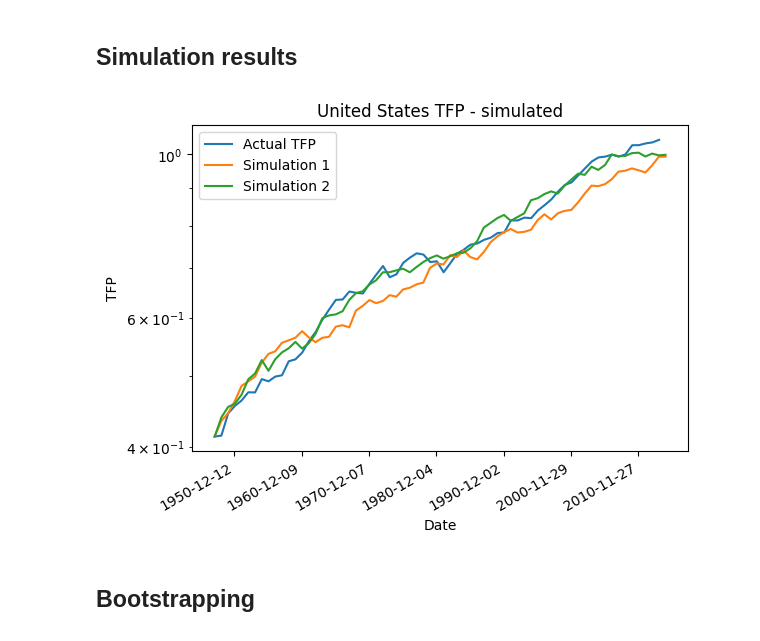
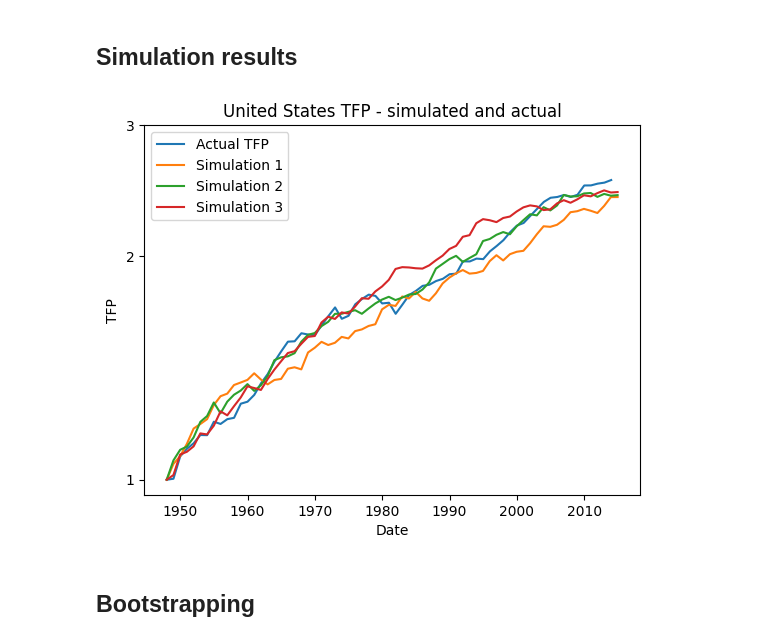
Before and after one commit to ege-erdil/estimating-returns-to-rnd, a Jupyter notebook: returns_to_software_rnd_tfp.ipynb, the cells around one changed output. Saved outputs shown, nothing was run; the diff lists cells and outputs as text; code cells hidden in the pictures.

Commit message:
Updated the simulated and actual TFP plot

```diff
--- a/returns_to_software_rnd_tfp.ipynb
+++ b/returns_to_software_rnd_tfp.ipynb
@@ -475,31 +475,39 @@ def simulate_levy_distribution(params, initial_date, final_date, time_delta_days
 
    return date_list, alg_list
 # %%
-#x, y = simulate_levy_distribution(res.x, datetime.strptime("2013-04-25", "%Y-%m-%d"), datetime.strptime("2023-04-25", "%Y-%m-%d"))
+actual_tfp_dates = [pair[0] for pair in output_pairs]
+normalized_tfp_values = np.array([pair[1] for pair in output_pairs])
+normalized_tfp_values /= min(normalized_tfp_values)
 
-plt.gca().xaxis.set_major_formatter(mdates.DateFormatter('%Y-%m-%d'))
-plt.gca().xaxis.set_major_locator(mdates.DayLocator(interval=3650))
-
-plt.gcf().autofmt_xdate()
-
-plt.plot([pair[0] for pair in output_pairs],[pair[1] for pair in output_pairs], label="Actual TFP")
+plt.plot(actual_tfp_dates,normalized_tfp_values, label="Actual TFP")
 
 np.random.seed(42)
 
-for i in range(2):
+for i in range(3):
    x, y = simulate_levy_distribution(res.x, start_date, end_date)
-   plt.plot(x, y, label=("Simulation %d" % (i+1)))
+   plt.plot(x, y/min(y), label=("Simulation %d" % (i+1)))
 
-plt.yscale("log")
+# Set y-axis to use a logarithmic scale
+plt.yscale('log')
+
+# Manually set y-axis tick labels without scientific notation
+yticks = [1, 2, 3]  # Define the desired tick positions
+yticklabels = ['1', '2', '3']  # Corresponding labels
+plt.yticks(yticks, yticklabels)
+
+# Labels for y-axis, x-axis, and title
 plt.ylabel("TFP")
 plt.xlabel("Date")
-plt.title("United States TFP - simulated")
+plt.title("United States TFP - simulated and actual")
 
+# Add a legend
 plt.legend()
-plt.savefig("simulations.pdf")
+
+# Show the plot
+plt.savefig("simulated-actual-tfp.pdf")
 plt.show()
 # %% [output]
-[figure, old version]
+[figure, new version]
 # %% [markdown]
 ## Bootstrapping
 # %%
```
Also changed, not shown: parts of 12 cells of this notebook.
